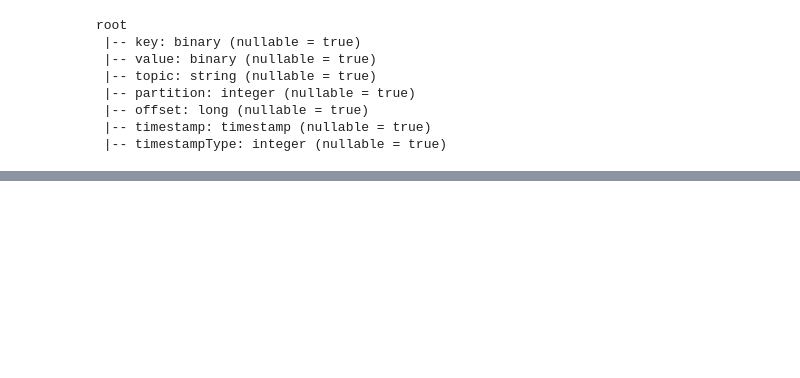
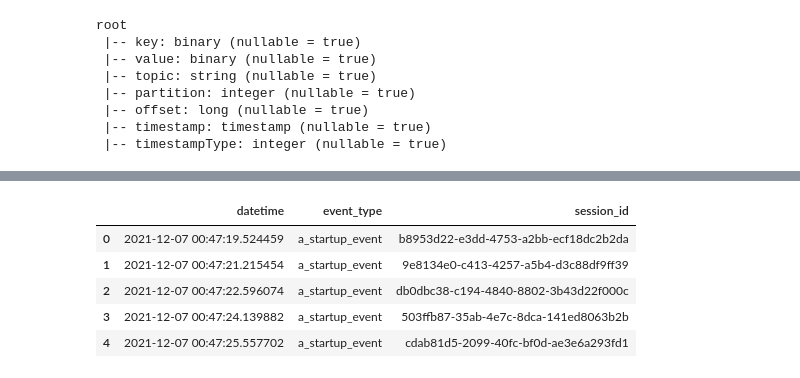
Before and after one commit to chaukap/mids-205-project-3, a Jupyter notebook: Pyspark.ipynb, the cells around one changed output, grey strips where cells are left out. Cells and saved outputs as stored; diff of their text form; code cells hidden in the pictures; blank space fills up the shorter version.

```diff
--- a/Pyspark.ipynb
+++ b/Pyspark.ipynb
@@ -57,0 +139,10 @@ Py4JJavaError: An error occurred while calling o158.showString.
+# %%
+#didn't retype all the code, just copy pasted to get the "uncover safe space" data
+spark.sql("select * from startups").toPandas()
+# %% [output]
+|  | datetime | event_type | session_id |
+| 0 | 2021-12-07 00:47:19.524459 | a_startup_event | b8953d22-e3dd-4753-a2bb-ecf18dc2b2da |
+| 1 | 2021-12-07 00:47:21.215454 | a_startup_event | 9e8134e0-c413-4257-a5b4-d3c88df9ff39 |
+| 2 | 2021-12-07 00:47:22.596074 | a_startup_event | db0dbc38-c194-4840-8802-3b43d22f000c |
+| 3 | 2021-12-07 00:47:24.139882 | a_startup_event | 503ffb87-35ab-4e7c-8dca-141ed8063b2b |
+| 4 | 2021-12-07 00:47:25.557702 | a_startup_event | cdab81d5-2099-40fc-bf0d-ae3e6a293fd1 |
```
Also changed, not shown: parts of 21 cells of this notebook, 5 other files.
